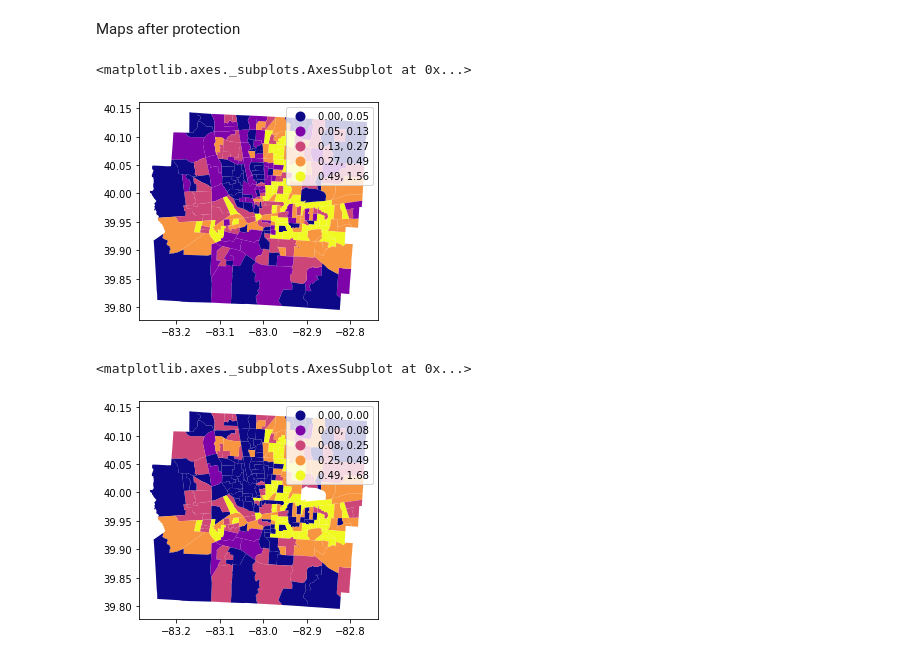
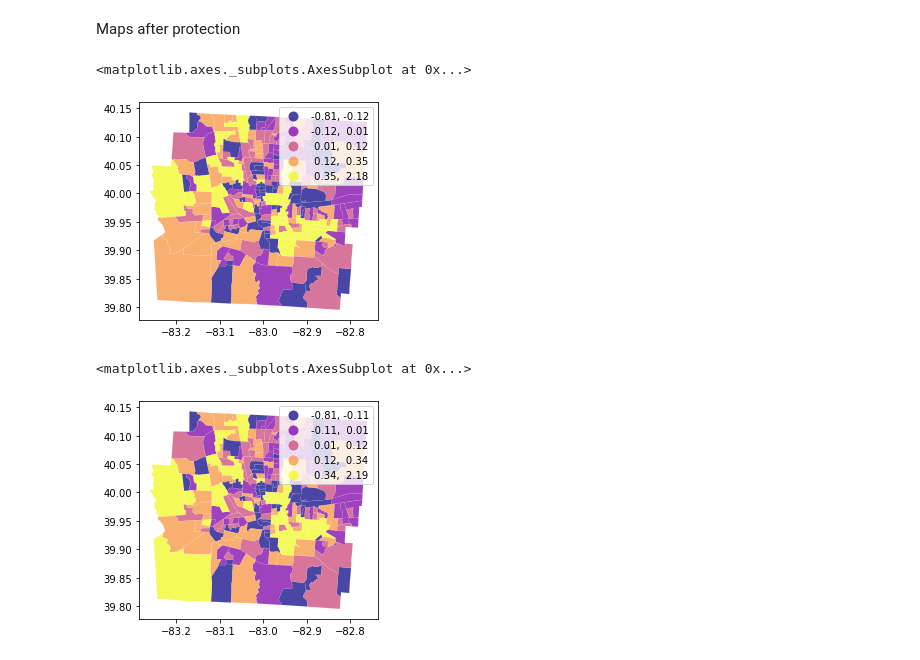
Before and after one commit to linyuehzzz/privacy-framework, a Jupyter notebook: set-coverage-exact-k.ipynb, the cells around one changed output. Drawn from its saved outputs; the diff is of its cells as text; code cells hidden in the pictures.

```diff
--- a/set-coverage-exact-k.ipynb
+++ b/set-coverage-exact-k.ipynb
@@ -617,17 +569,37 @@ Maps after protection
 # %%
 import numpy as np
 import geopandas as gpd
-import matplotlib.pyplot as plt
+from pysal.lib import weights
+from pysal.explore import esda
+import matplotlib.pyplot as plt  # Graphics
+from splot import esda as esdaplot
 
 filename_gdf = 'data/franklin_tract10.json'
 gdf = gpd.read_file(filename_gdf)
 merged = gdf.set_index('GEOID10').join(hist2.set_index('TRACT'))
-merged["0101_pct_before"] = merged["0101"]/(merged["0000"]+merged["0100"]+merged["0200"]+merged["0300"]+merged["0400"]+merged["0500"]+merged["0600"]+merged["0001"]+merged["0101"]+merged["0201"]+merged["0301"]+merged["0401"]+merged["0501"]+merged["0601"]) * 100
+merged["0101_pct_before"] = merged["0100"]/(merged["0000"]+merged["0100"]+merged["0200"]+merged["0300"]+merged["0400"]+merged["0500"]+merged["0600"]+merged["0001"]+merged["0101"]+merged["0201"]+merged["0301"]+merged["0401"]+merged["0501"]+merged["0601"]) * 100
 merged = merged.sort_index()
-merged.plot(column=merged["0101_pct_before"], scheme='quantiles', cmap='plasma', legend=True)
+
+gdf['GEOID10'] = gdf['GEOID10'].astype(str)
+w = weights.distance.KNN.from_dataframe(gdf, k=20)
+w.transform = 'R'
+lisa = esda.moran.Moran_Local(merged["0101_pct_before"], w)
+merged["lisa_before"] = lisa.Is
+
+# Assign new column with local statistics on-the-fly
+merged.assign(Is=lisa.Is).plot(
+    column='lisa_before',
+    cmap='plasma',
+    scheme='quantiles',
+    k=5,
+    edgecolor='white',
+    linewidth=0.1,
+    alpha=0.75,
+    legend=True
+)
 # %% [output]
 <matplotlib.axes._subplots.AxesSubplot at 0x...>
-[figure, old version]
+[figure, new version]
 # %%
 A2_new = np.empty([I, K2])
 for k2 in range(K2):
@@ -640,10 +612,29 @@ for k2 in range(K2):
 A2_new = pd.DataFrame(A2_new)
 A2_new["TRACT"] = hist2["TRACT"]
 
+# merged = gdf.set_index('GEOID10').join(A2_new.set_index('TRACT'))
 merged = merged.join(A2_new.set_index('TRACT'))
-merged["0101_pct_after"] = merged[8]/(merged[0]+merged[1]+merged[2]+merged[3]+merged[4]+merged[5]+merged[6]+merged[7]+merged[8]+merged[9]+merged[10]+merged[11]+merged[12]+merged[13]) * 100
+merged["0101_pct_after"] = merged[1]/(merged[0]+merged[1]+merged[2]+merged[3]+merged[4]+merged[5]+merged[6]+merged[7]+merged[8]+merged[9]+merged[10]+merged[11]+merged[12]+merged[13]) * 100
+merged['0101_pct_after'] = merged['0101_pct_after'].fillna(0)
 merged = merged.sort_index()
-merged.plot(column=merged["0101_pct_after"], scheme='quantiles', cmap='plasma', legend=True)
+
+gdf['GEOID10'] = gdf['GEOID10'].astype(str)
+w = weights.distance.KNN.from_dataframe(gdf, k=20)
+w.transform = 'R'
+lisa = esda.moran.Moran_Local(merged["0101_pct_after"], w)
+merged["lisa_after"] = lisa.Is
+
+# Assign new column with local statistics on-the-fly
+merged.plot(
+    column='lisa_after',
+    cmap='plasma',
+    scheme='quantiles',
+    k=5,
+    edgecolor='white',
+    linewidth=0.1,
+    alpha=0.75,
+    legend=True
+)
 # %% [output]
 <matplotlib.axes._subplots.AxesSubplot at 0x...>
-[figure, old version]
+[figure, new version]
```
Also changed, not shown: parts of 13 cells of this notebook, 5 other files.
